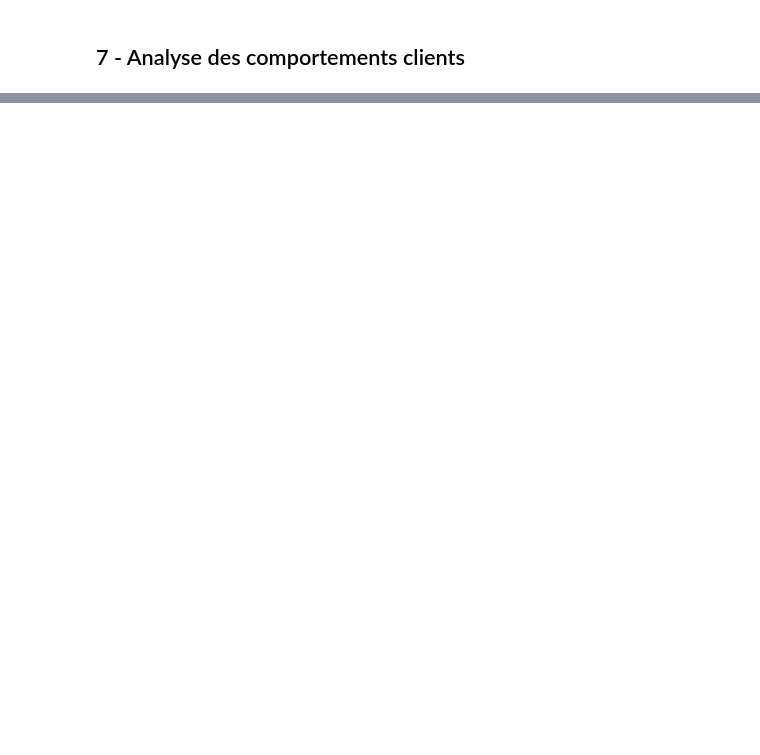
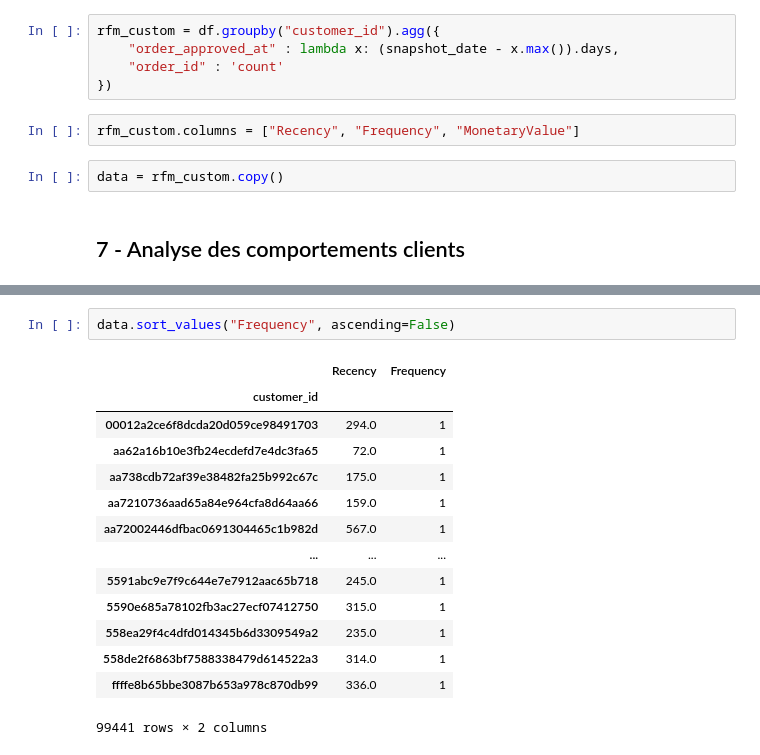
Before and after one commit to Sylvariane/segmentez_les_clients, a Jupyter notebook: POlist_01_notebookanalyse.ipynb, the cells around one changed output, grey strips where cells are left out. Cells and saved outputs as stored; diff of their text form; blank space fills up the shorter version.

```diff
--- a/POlist_01_notebookanalyse.ipynb
+++ b/POlist_01_notebookanalyse.ipynb
@@ -740,2 +625,11 @@ gc.collect()
+# %%
+rfm_custom = df.groupby("customer_id").agg({
+    "order_approved_at" : lambda x: (snapshot_date - x.max()).days,
+    "order_id" : 'count'
+})
+# %%
+rfm_custom.columns = ["Recency", "Frequency", "MonetaryValue"]
+# %%
+data = rfm_custom.copy()
 # %% [markdown]
 ## 7 - Analyse des comportements clients
@@ -751,2 +636,19 @@ data.head()
+# %%
+data.sort_values("Frequency", ascending=False)
+# %% [output]
+|  | Recency | Frequency |
+| customer_id |  |  |
+| 00012a2ce6f8dcda20d059ce98491703 | 294.0 | 1 |
+| aa62a16b10e3fb24ecdefd7e4dc3fa65 | 72.0 | 1 |
+| aa738cdb72af39e38482fa25b992c67c | 175.0 | 1 |
+| aa7210736aad65a84e964cfa8d64aa66 | 159.0 | 1 |
+| aa72002446dfbac0691304465c1b982d | 567.0 | 1 |
+| ... | ... | ... |
+| 5591abc9e7f9c644e7e7912aac65b718 | 245.0 | 1 |
+| 5590e685a78102fb3ac27ecf07412750 | 315.0 | 1 |
+| 558ea29f4c4dfd014345b6d3309549a2 | 235.0 | 1 |
+| 558de2f6863bf7588338479d614522a3 | 314.0 | 1 |
+| ffffe8b65bbe3087b653a978c870db99 | 336.0 | 1 |
+99441 rows × 2 columns
 # %%
 data.describe()
```
Also changed, not shown: parts of 37 cells of this notebook.
